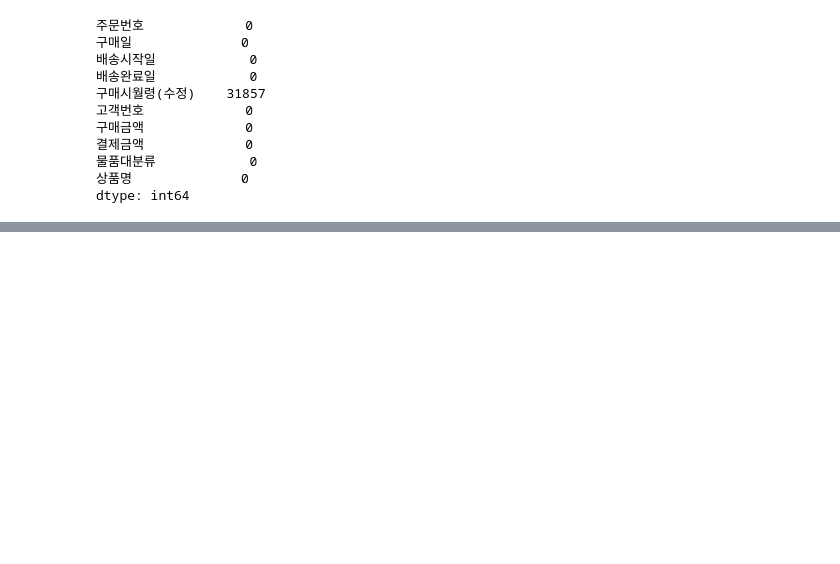
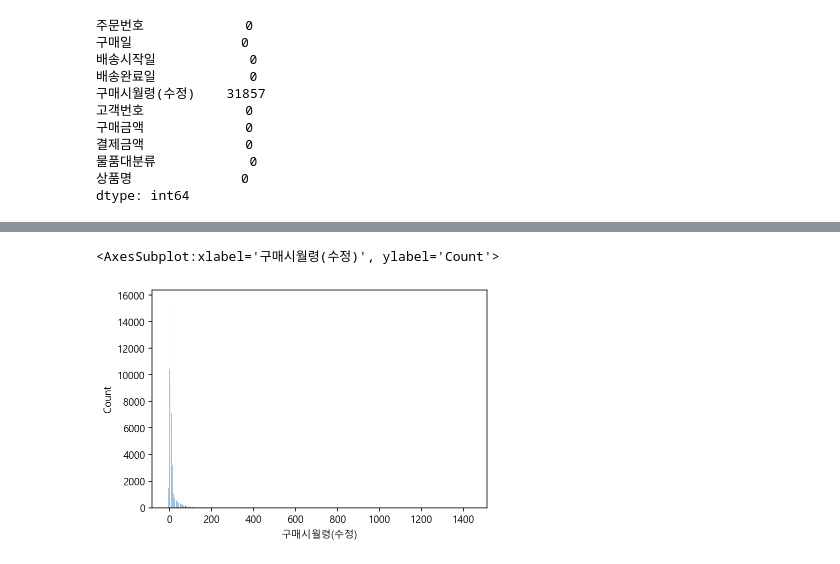
Before and after one commit to ManuSong/DataProject-5, a Jupyter notebook: 유아용품CRM.ipynb, the cells around one changed output, grey strips where cells are left out. Saved outputs shown, nothing was run; the diff lists cells and outputs as text; code cells hidden in the pictures; blank space fills up the shorter version.

```diff
--- a/유아용품CRM.ipynb
+++ b/유아용품CRM.ipynb
@@ -80,0 +172,5 @@ dtype: int64
+# %%
+sns.histplot(sales_data, x="구매시월령(수정)")
+# %% [output]
+<AxesSubplot:xlabel='구매시월령(수정)', ylabel='Count'>
+[figure, added]
```
Also changed, not shown: parts of 41 cells of this notebook, 1 other file.
